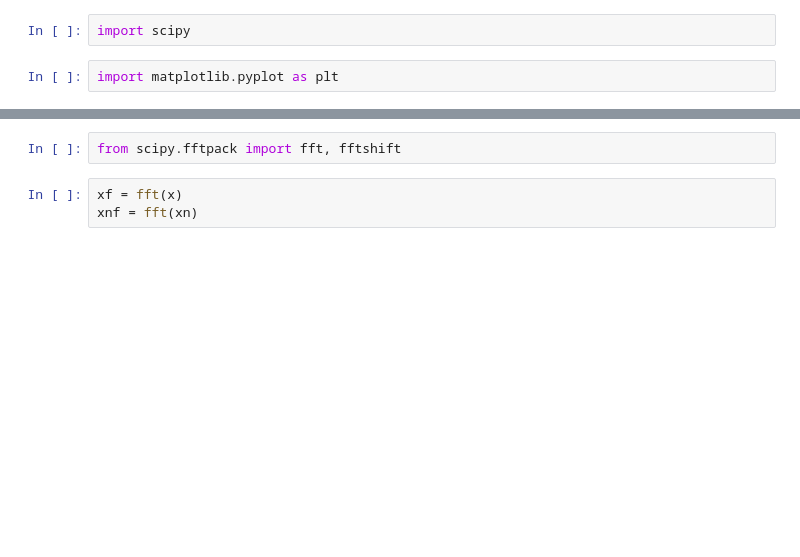
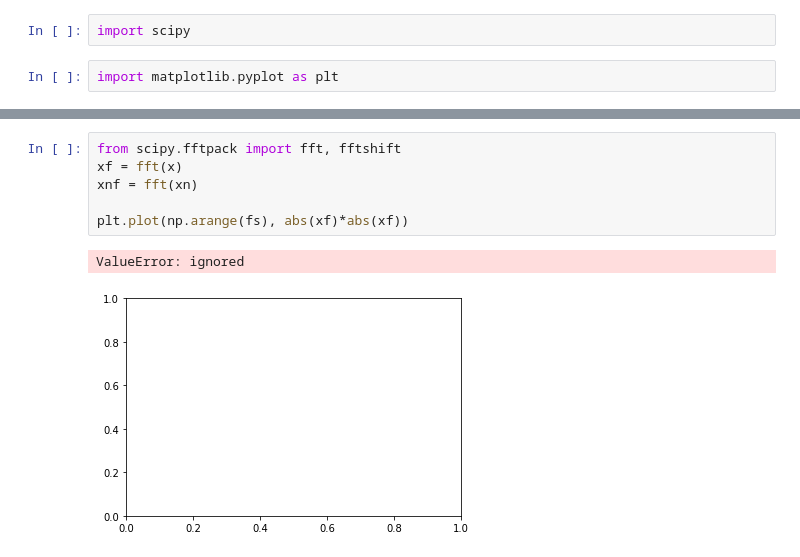
Before and after one commit to SGRGit/gwOsc, a Jupyter notebook: CreateSampleSignalProc.ipynb, the cells around one changed output, grey strips where cells are left out. Cells and saved outputs as stored; diff of their text form; blank space fills up the shorter version.

```diff
--- a/CreateSampleSignalProc.ipynb
+++ b/CreateSampleSignalProc.ipynb
@@ -34,8 +38,12 @@ ax3.plot(t, xn, 'g', alpha=0.75)
-# %%
-from scipy.fftpack import fft, fftshift
-# %%
-xf = fft(x)
-xnf = fft(xn)
+# %%
+from scipy.fftpack import fft, fftshift
+xf = fft(x)
+xnf = fft(xn)
+
+plt.plot(np.arange(fs), abs(xf)*abs(xf))
+# %% [output]
+ValueError: ignored
+[figure, added]
 # %%
 from scipy import signal
 
```
Also changed, not shown: parts of 4 cells of this notebook.
